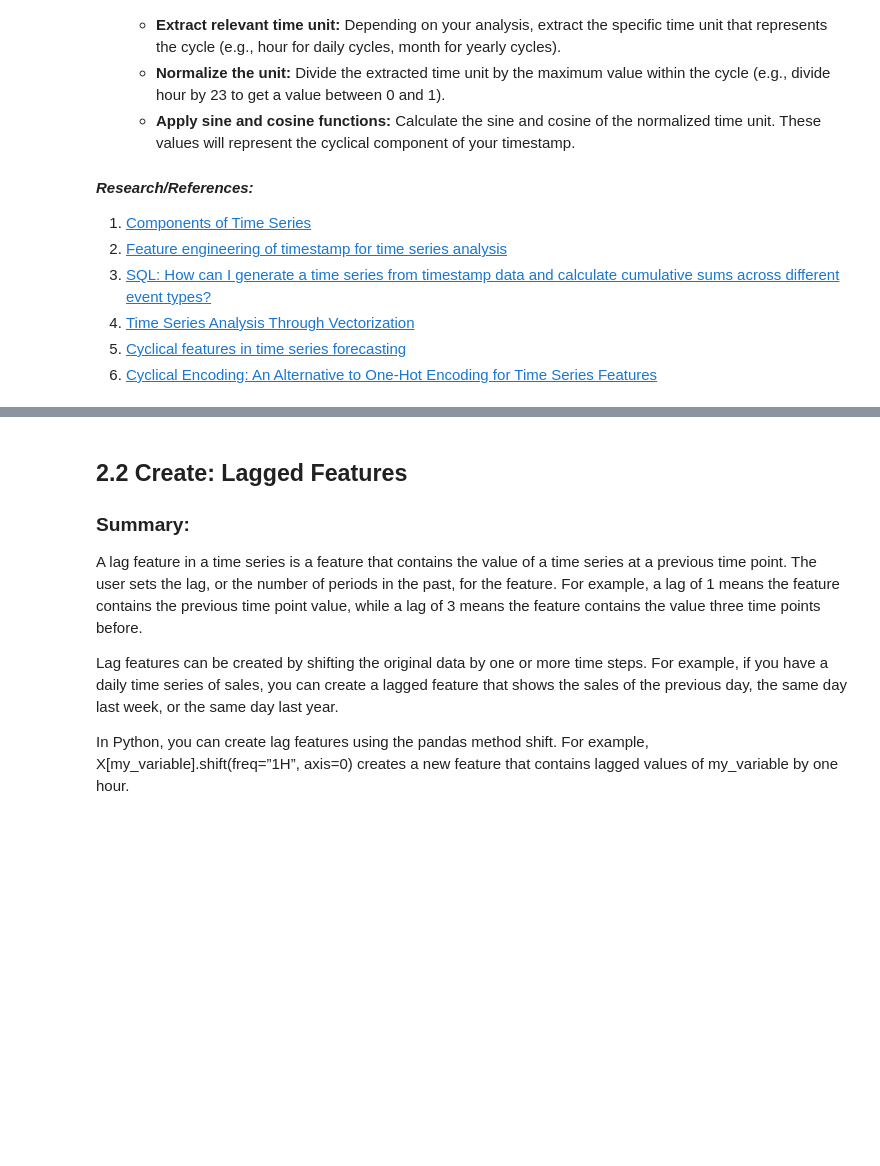
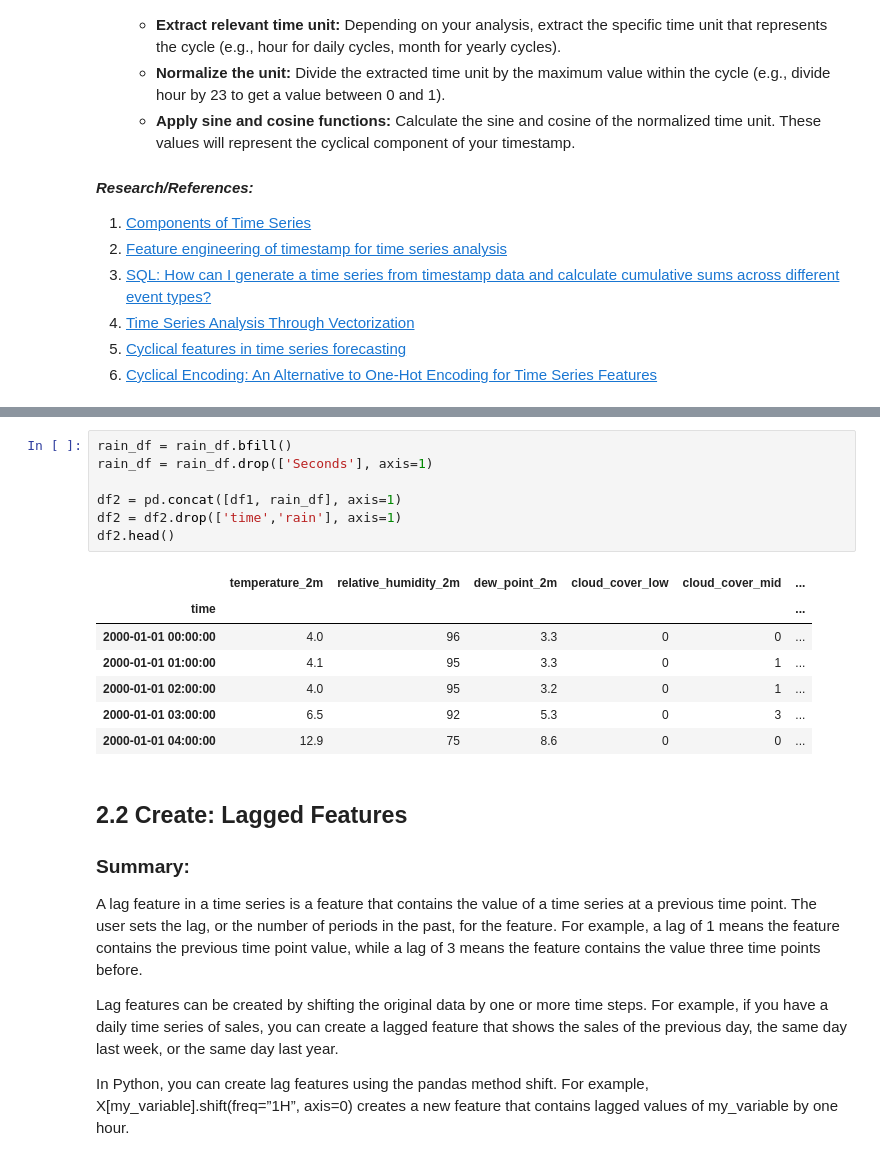
Before and after one commit to Kshitijk14/model-cloud-burst, a Jupyter notebook: notebooks/05-time_series_handling_overfitting.ipynb, the cells around one changed output, grey strips where cells are left out. Saved outputs shown, nothing was run; the diff lists cells and outputs as text; blank space fills up the shorter version.

```diff
--- a/notebooks/05-time_series_handling_overfitting.ipynb
+++ b/notebooks/05-time_series_handling_overfitting.ipynb
@@ -117,3 +166,18 @@ df2 = df2.drop(['time','rain'], axis=1)
+# %%
+rain_df = rain_df.bfill()
+rain_df = rain_df.drop(['Seconds'], axis=1)
+
+df2 = pd.concat([df1, rain_df], axis=1)
+df2 = df2.drop(['time','rain'], axis=1)
+df2.head()
+# %% [output]
+|  | temperature_2m | relative_humidity_2m | dew_point_2m | cloud_cover_low | cloud_cover_mid | ... |
+| time |  |  |  |  |  | ... |
+| 2000-01-01 00:00:00 | 4.0 | 96 | 3.3 | 0 | 0 | ... |
+| 2000-01-01 01:00:00 | 4.1 | 95 | 3.3 | 0 | 1 | ... |
+| 2000-01-01 02:00:00 | 4.0 | 95 | 3.2 | 0 | 1 | ... |
+| 2000-01-01 03:00:00 | 6.5 | 92 | 5.3 | 0 | 3 | ... |
+| 2000-01-01 04:00:00 | 12.9 | 75 | 8.6 | 0 | 0 | ... |
 # %% [markdown]
 ## 2.2 Create: Lagged Features
 
```
Also changed, not shown: parts of 20 cells of this notebook, 3 other files.
